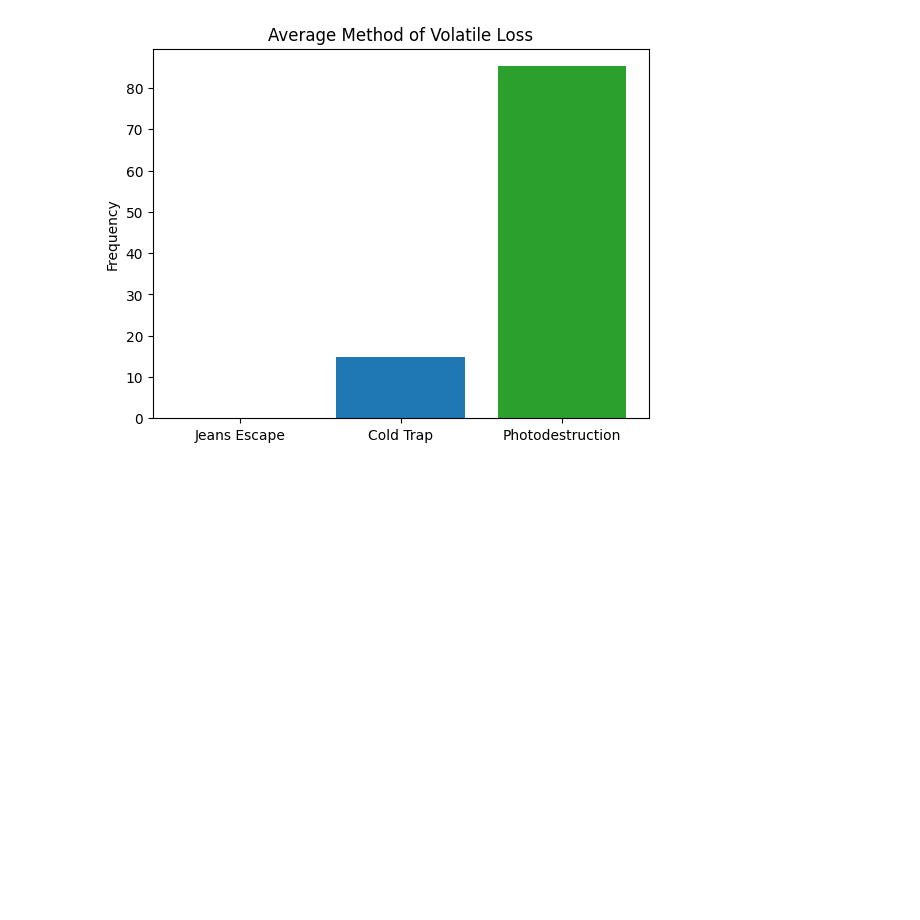
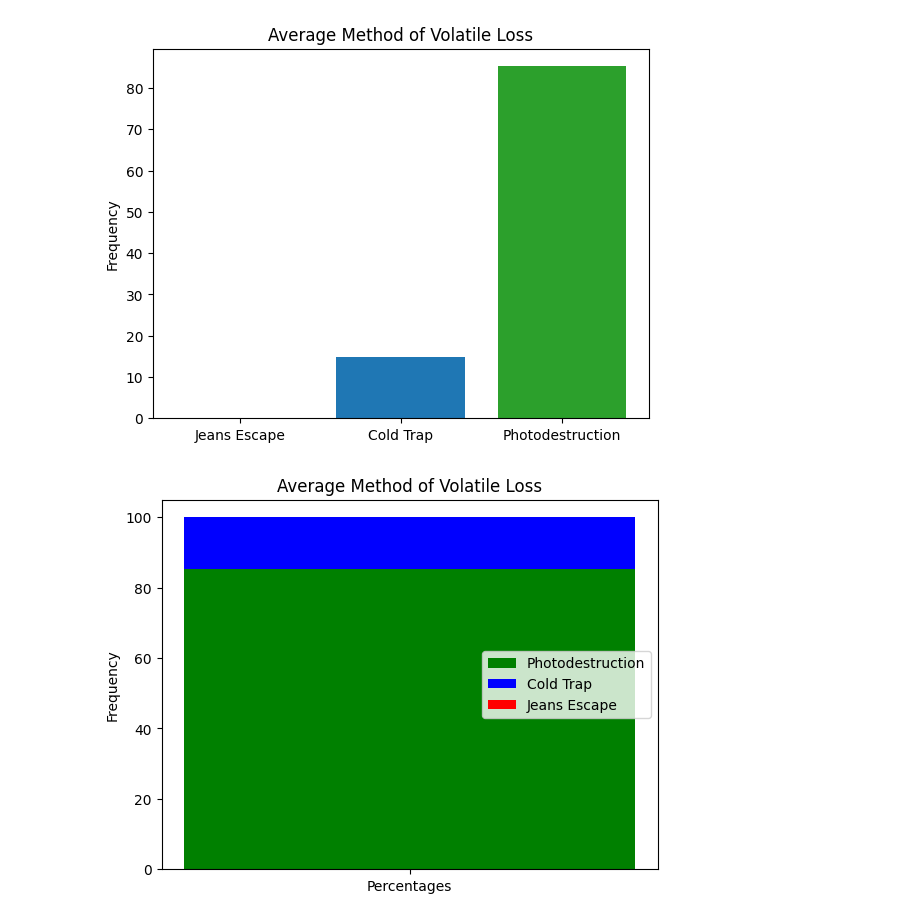
Before and after one commit to olincollege/scicomp-p2-migration, a Jupyter notebook: migration.ipynb, the cells around one changed output. Drawn from its saved outputs; the diff is of its cells as text; code cells hidden in the pictures; blank space fills up the shorter version.

Commit message:
Added Stacked Bar Graph

```diff
--- a/migration.ipynb
+++ b/migration.ipynb
@@ -97,3 +97,10 @@ plt.title("Average Method of Volatile Loss");
 plt.ylabel("Frequency");
 # %% [output]
 [figure]
+# %%
+model.stacked_bar_plot(jeans_mean, cold_mean, photo_mean);
+plt.title("Average Method of Volatile Loss");
+plt.ylabel("Frequency");
+plt.legend(["Photodestruction", "Cold Trap", "Jeans Escape"]);
+# %% [output]
+[figure, added]
```
Also changed, not shown: 1 other file.
